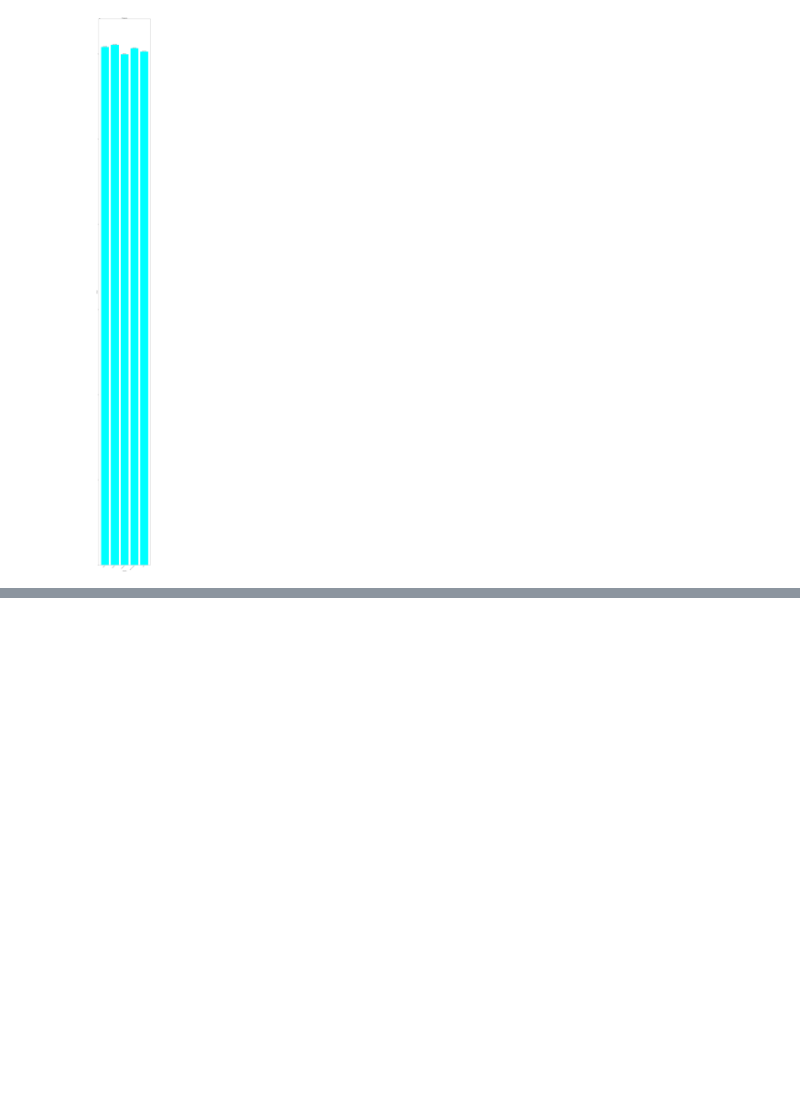
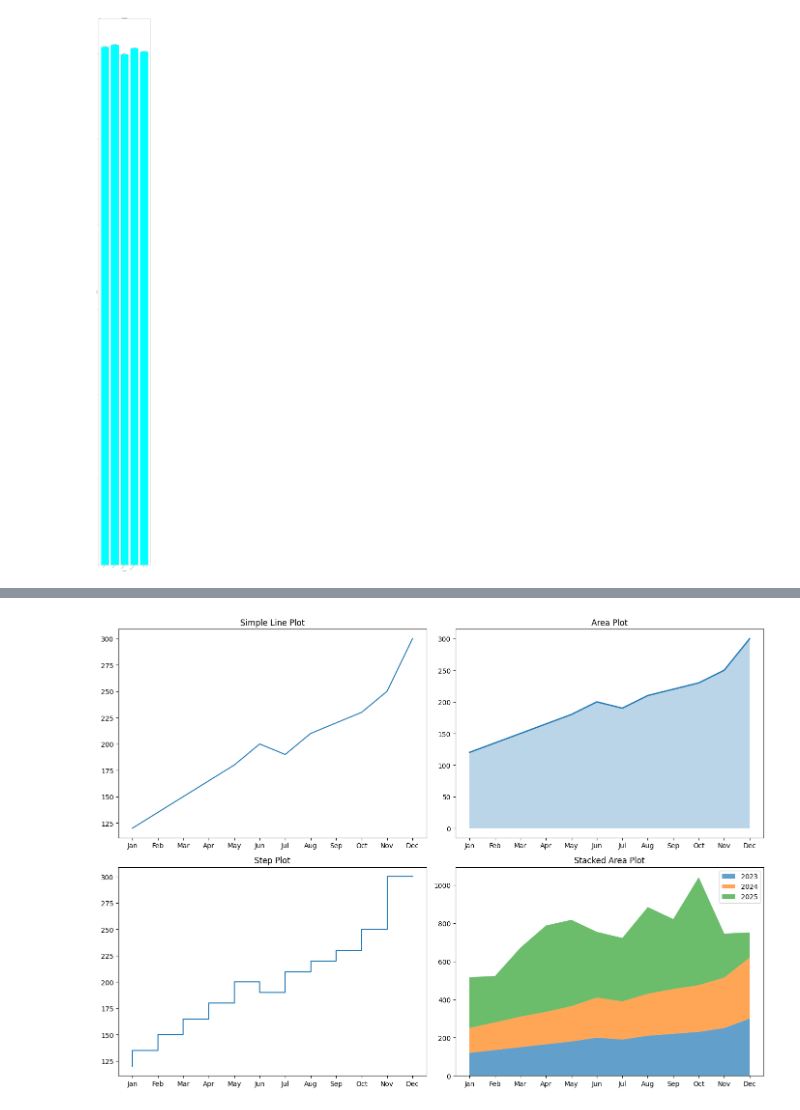
Before and after one commit to Manish-Basnet-09/Data_Science, a Jupyter notebook: Advance_python/Matplotlib/matplotlib.ipynb, the cells around one changed output, grey strips where cells are left out. Saved outputs shown, nothing was run; the diff lists cells and outputs as text; code cells hidden in the pictures; blank space fills up the shorter version.

```diff
--- a/Advance_python/Matplotlib/matplotlib.ipynb
+++ b/Advance_python/Matplotlib/matplotlib.ipynb
@@ -331,0 +438,26 @@ plt.show()
+# %%
+# Multiple subplots for different metrics
+_, axes = plt.subplots(2, 2, figsize=(14, 10))
+
+# 1. Simple line plot
+axes[0, 0].plot(months, sales_2023)
+axes[0, 0].set_title('Simple Line Plot')
+
+# 2. Area plot (filled under line)
+axes[0, 1].fill_between(months, sales_2023, alpha=0.3)
+axes[0, 1].plot(months, sales_2023, linewidth=2)
+axes[0, 1].set_title('Area Plot')
+# 3. Step plot
+axes[1, 0].step(months, sales_2023, where='pre')
+axes[1, 0].set_title('Step Plot')
+
+# 4. Stacked area plot
+axes[1, 1].stackplot(months, sales_2023, sales_2024,sales_2025,
+                      labels=['2023', '2024','2025'], alpha=0.7)
+axes[1, 1].set_title('Stacked Area Plot')
+axes[1, 1].legend()
+
+plt.tight_layout()
+plt.show()
+# %% [output]
+[figure, added]
```
Also changed, not shown: parts of 12 cells of this notebook, 5 other files.
